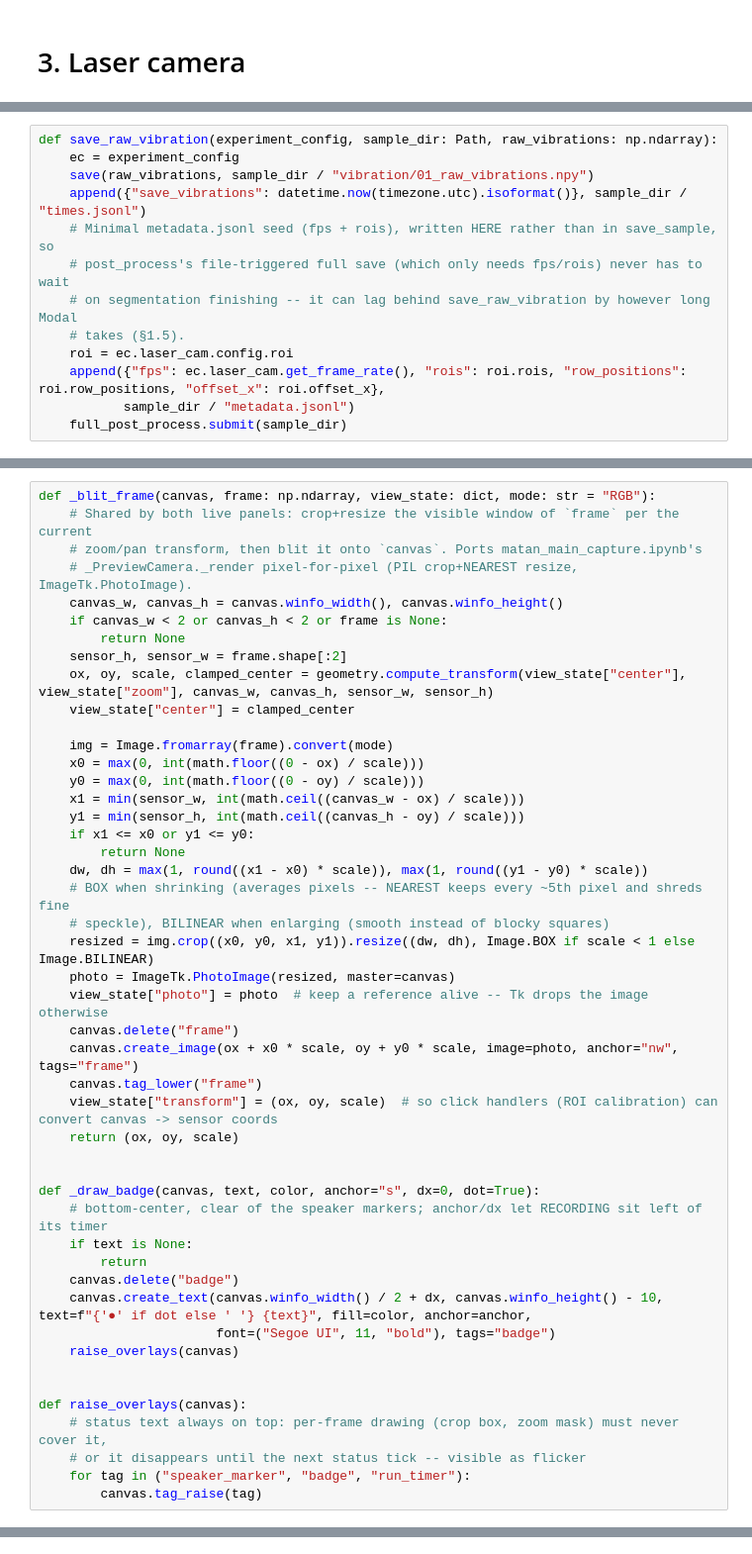
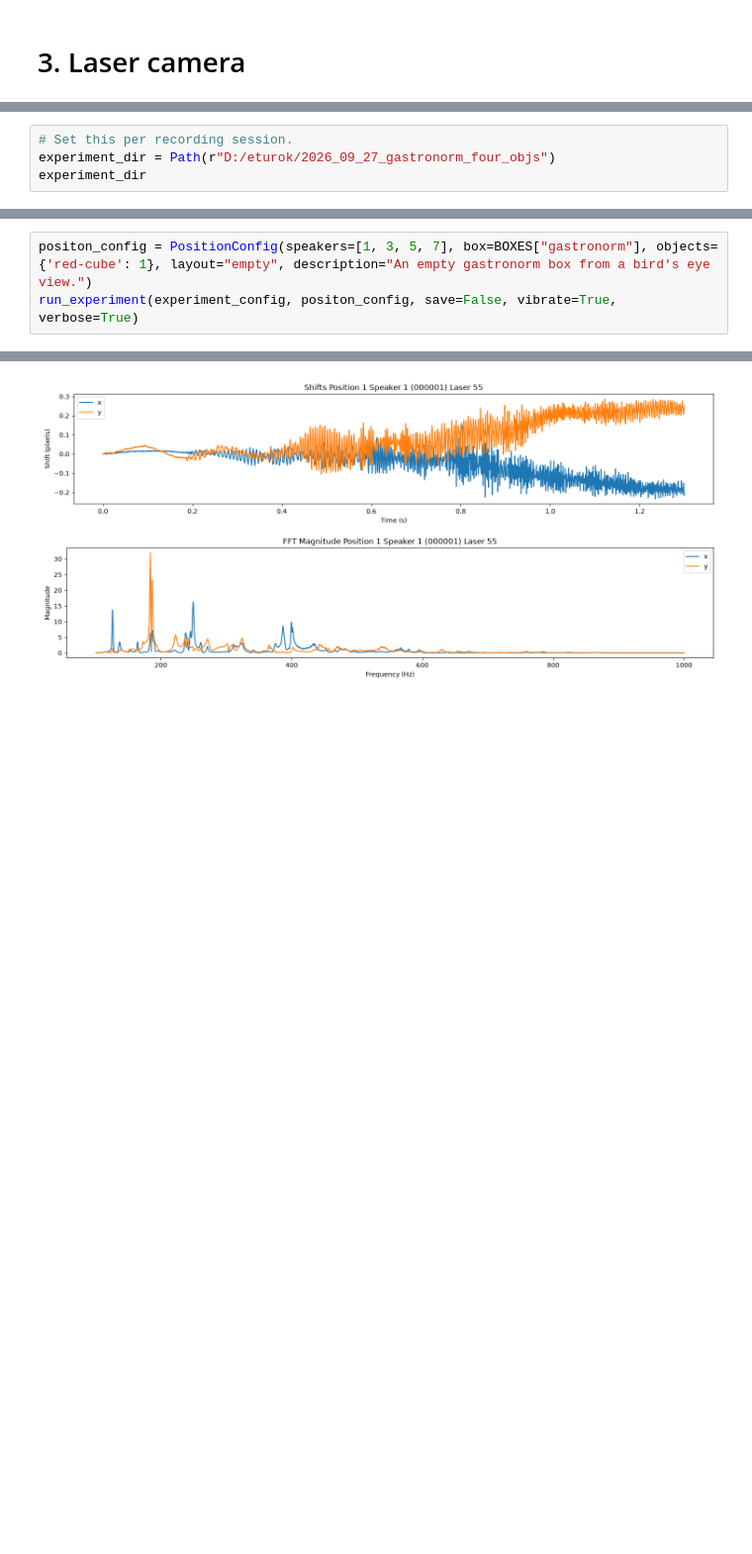
Before and after one commit to eitanturok/good-vibrations, a Jupyter notebook: record/record.ipynb, the cells around one changed output, grey strips where cells are left out. Shown at 99% size. Drawn from its saved outputs; the diff is of its cells as text; blank space fills up the shorter version.

```diff
--- a/record/record.ipynb
+++ b/record/record.ipynb
@@ -731,0 +748,4 @@ PreviewConfig(speaker=1, laser=55, use_pc=True)
+# %%
+# Set this per recording session.
+experiment_dir = Path(r"D:/eturok/2026_09_27_gastronorm_four_objs")
+experiment_dir
@@ -830,13 +826,0 @@ This should be independent of the GUI.
-# %%
-def save_raw_vibration(experiment_config, sample_dir: Path, raw_vibrations: np.ndarray):
-    ec = experiment_config
-    save(raw_vibrations, sample_dir / "vibration/01_raw_vibrations.npy")
-    append({"save_vibrations": datetime.now(timezone.utc).isoformat()}, sample_dir / "times.jsonl")
-    # Minimal metadata.jsonl seed (fps + rois), written HERE rather than in save_sample, so
-    # post_process's file-triggered full save (which only needs fps/rois) never has to wait
-    # on segmentation finishing -- it can lag behind save_raw_vibration by however long Modal
-    # takes (§1.5).
-    roi = ec.laser_cam.config.roi
-    append({"fps": ec.laser_cam.get_frame_rate(), "rois": roi.rois, "row_positions": roi.row_positions, "offset_x": roi.offset_x},
-           sample_dir / "metadata.jsonl")
-    full_post_process.submit(sample_dir)
@@ -1079,47 +1251,4 @@ ZOOM_MIN, ZOOM_MAX, ZOOM_STEP = 1.0, 32.0, 1.22
 # %%
-def _blit_frame(canvas, frame: np.ndarray, view_state: dict, mode: str = "RGB"):
-    # Shared by both live panels: crop+resize the visible window of `frame` per the current
-    # zoom/pan transform, then blit it onto `canvas`. Ports matan_main_capture.ipynb's
-    # _PreviewCamera._render pixel-for-pixel (PIL crop+NEAREST resize, ImageTk.PhotoImage).
-    canvas_w, canvas_h = canvas.winfo_width(), canvas.winfo_height()
-    if canvas_w < 2 or canvas_h < 2 or frame is None:
-        return None
-    sensor_h, sensor_w = frame.shape[:2]
-    ox, oy, scale, clamped_center = geometry.compute_transform(view_state["center"], view_state["zoom"], canvas_w, canvas_h, sensor_w, sensor_h)
-    view_state["center"] = clamped_center
-
-    img = Image.fromarray(frame).convert(mode)
-    x0 = max(0, int(math.floor((0 - ox) / scale)))
-    y0 = max(0, int(math.floor((0 - oy) / scale)))
-    x1 = min(sensor_w, int(math.ceil((canvas_w - ox) / scale)))
-    y1 = min(sensor_h, int(math.ceil((canvas_h - oy) / scale)))
-    if x1 <= x0 or y1 <= y0:
-        return None
-    dw, dh = max(1, round((x1 - x0) * scale)), max(1, round((y1 - y0) * scale))
-    # BOX when shrinking (averages pixels -- NEAREST keeps every ~5th pixel and shreds fine
-    # speckle), BILINEAR when enlarging (smooth instead of blocky squares)
-    resized = img.crop((x0, y0, x1, y1)).resize((dw, dh), Image.BOX if scale < 1 else Image.BILINEAR)
-    photo = ImageTk.PhotoImage(resized, master=canvas)
-    view_state["photo"] = photo  # keep a reference alive -- Tk drops the image otherwise
-    canvas.delete("frame")
-    canvas.create_image(ox + x0 * scale, oy + y0 * scale, image=photo, anchor="nw", tags="frame")
-    canvas.tag_lower("frame")
-    view_state["transform"] = (ox, oy, scale)  # so click handlers (ROI calibration) can convert canvas -> sensor coords
-    return (ox, oy, scale)
-
-
-def _draw_badge(canvas, text, color, anchor="s", dx=0, dot=True):
-    # bottom-center, clear of the speaker markers; anchor/dx let RECORDING sit left of its timer
-    if text is None:
-        return
-    canvas.delete("badge")
-    canvas.create_text(canvas.winfo_width() / 2 + dx, canvas.winfo_height() - 10, text=f"{'●' if dot else ' '} {text}", fill=color, anchor=anchor,
-                       font=("Segoe UI", 11, "bold"), tags="badge")
-    raise_overlays(canvas)
-
-
-def raise_overlays(canvas):
-    # status text always on top: per-frame drawing (crop box, zoom mask) must never cover it,
-    # or it disappears until the next status tick -- visible as flicker
-    for tag in ("speaker_marker", "badge", "run_timer"):
-        canvas.tag_raise(tag)
+positon_config = PositionConfig(speakers=[1, 3, 5, 7], box=BOXES["gastronorm"], objects={'red-cube': 1}, layout="empty", description="An empty gastronorm box from a bird's eye view.")
+run_experiment(experiment_config, positon_config, save=False, vibrate=True, verbose=True)
+# %% [output]
@@ -1125,0 +1261 @@ def raise_overlays(canvas):
+[figure, added]
```
Also changed, not shown: parts of 57 cells of this notebook, 20 other files.
